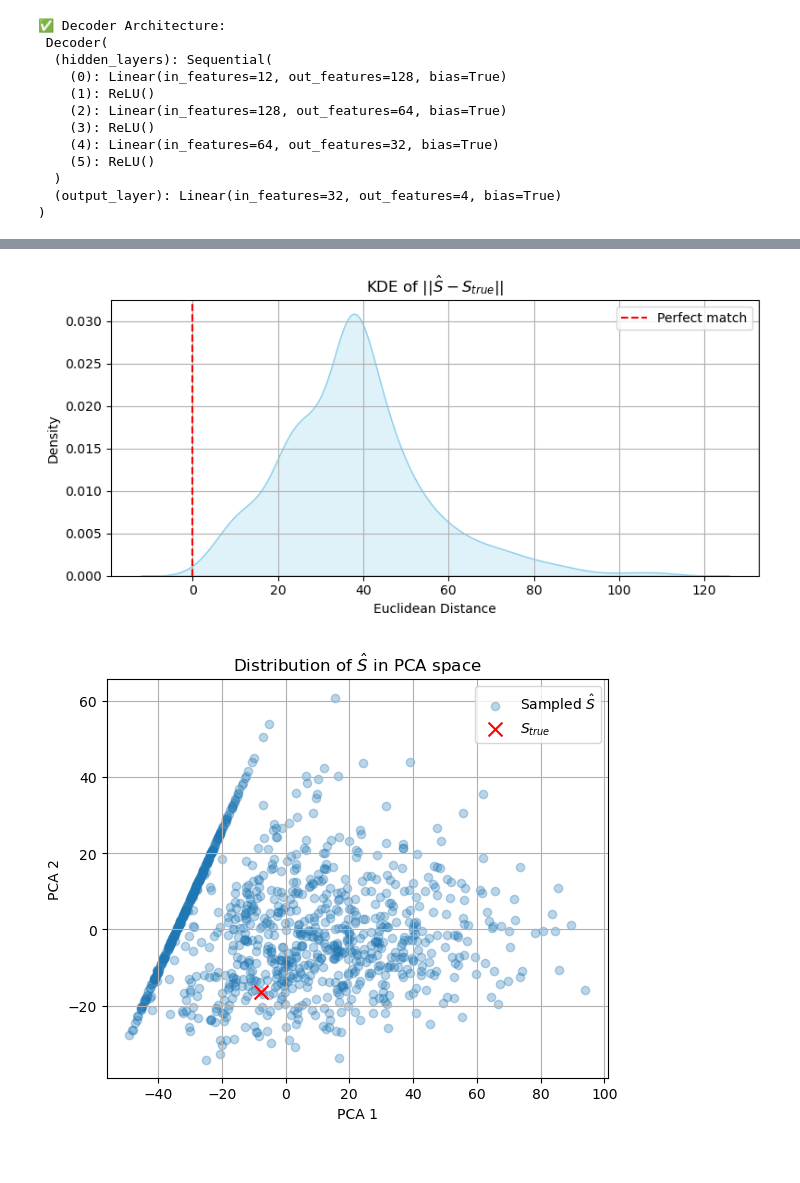
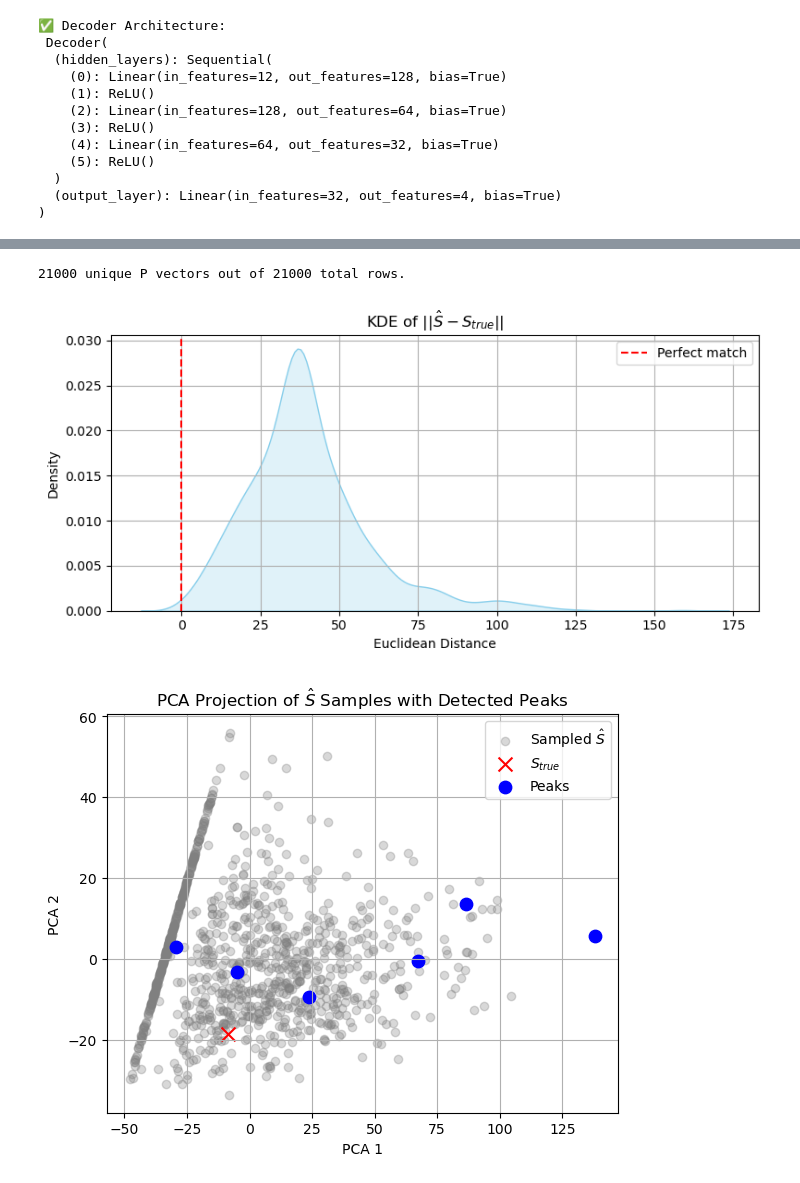
Before and after one commit to ellielin23/inverse_design_spinodoids, a Jupyter notebook: spinodoid_cvae/infer.ipynb, the cells around one changed output, grey strips where cells are left out. Cells and saved outputs as stored; diff of their text form; code cells hidden in the pictures.

```diff
--- a/spinodoid_cvae/infer.ipynb
+++ b/spinodoid_cvae/infer.ipynb
@@ -115,43 +53,62 @@ def get_S_hat_peaks(S_hats, bandwidth=1.0):
+# %%
+# === load data ===
+P_all, S_all = load_dataset(DATA_PATH)
+P_val = P_all[0].unsqueeze(0).to(device)   # (1, P_dim)
+S_true = S_all[0].cpu().numpy()            # (S_dim,)
+P_unique = torch.unique(P_all, dim=0)
+print(f"{len(P_unique)} unique P vectors out of {len(P_all)} total rows.")
+
+# === sampling function ===
+def get_S_hats(P_val, num_samples=1000):
+    P_tensor = P_val.repeat(num_samples, 1).to(device)
+    z_samples = torch.randn((num_samples, latent_dim)).to(device)
+    with torch.no_grad():
+        S_hats = decoder(z_samples, P_tensor)
+    return S_hats.cpu().numpy()
+
+# === peak extraction ===
+def get_S_hat_peaks(S_hats, bandwidth=5.0):
+    ms = MeanShift(bandwidth=bandwidth, bin_seeding=True)
+    ms.fit(S_hats)
+    return ms.cluster_centers_
+
+# === run sampling and peak extraction ===
+S_hats = get_S_hats(P_val, num_samples=1000)
+S_hat_peaks = get_S_hat_peaks(S_hats, bandwidth=20.0)
+# %% [output]
+21000 unique P vectors out of 21000 total rows.
+# %%
+# === plot 1: KDE of euclidean distances ===
+distances = np.linalg.norm(S_hats - S_true, axis=1).astype(np.float64)
+plt.figure(figsize=(8, 4))
+sns.kdeplot(distances, fill=True, color='skyblue')
+plt.axvline(0, color='red', linestyle='--', label="Perfect match")
+plt.title("KDE of $||\hat{S} - S_{true}||$")
+plt.xlabel("Euclidean Distance")
+plt.ylabel("Density")
+plt.legend()
+plt.grid(True)
+plt.tight_layout()
+plt.show()
+# %% [output]
+[figure, added]
 # %%
-# === sample S_hat values ===
-S_hats = get_S_hats(P_val, num_samples=1000)
-S_hat_peaks = get_S_hat_peaks(S_hats, bandwidth=1.0)
-
-import numpy as np
-import matplotlib.pyplot as plt
-import seaborn as sns
-from sklearn.decomposition import PCA
-
-# --- Sanitize distances ---
-distances = np.linalg.norm(S_hats - S_true, axis=1).astype(np.float64)
-
-# --- KDE of Euclidean distances ---
-plt.figure(figsize=(8, 4))
-sns.kdeplot(distances, fill=True, color='skyblue')
-plt.axvline(0, color='red', linestyle='--', label="Perfect match")
-plt.title("KDE of $||\hat{S} - S_{true}||$")
-plt.xlabel("Euclidean Distance")
-plt.ylabel("Density")
-plt.legend()
-plt.grid(True)
-plt.tight_layout()
-plt.show()
-
-# --- PCA visualization of S_hat vs S_true ---
+# === plot 2: PCA projection of S_hats, S_true, and peaks ===
 pca = PCA(n_components=2)
 S_pca = pca.fit_transform(S_hats)
 S_true_pca = pca.transform(S_true.reshape(1, -1))
+S_peaks_pca = pca.transform(S_hat_peaks)
 
 plt.figure(figsize=(6, 5))
-plt.scatter(S_pca[:, 0], S_pca[:, 1], alpha=0.3, label="Sampled $\hat{S}$")
+plt.scatter(S_pca[:, 0], S_pca[:, 1], alpha=0.3, label="Sampled $\hat{S}$", color='gray')
 plt.scatter(S_true_pca[0, 0], S_true_pca[0, 1], color='red', marker='x', s=100, label="$S_{true}$")
-plt.title("Distribution of $\hat{S}$ in PCA space")
+plt.scatter(S_peaks_pca[:, 0], S_peaks_pca[:, 1], color='blue', marker='o', s=80, label="Peaks")
+plt.title("PCA Projection of $\hat{S}$ Samples with Detected Peaks")
 plt.xlabel("PCA 1")
 plt.ylabel("PCA 2")
 plt.legend()
 plt.grid(True)
 plt.tight_layout()
 plt.show()
 # %% [output]
-[figure, old version]
+[figure, new version]
-[figure, removed]
```
Also changed, not shown: parts of 9 cells of this notebook, 7 other files.
